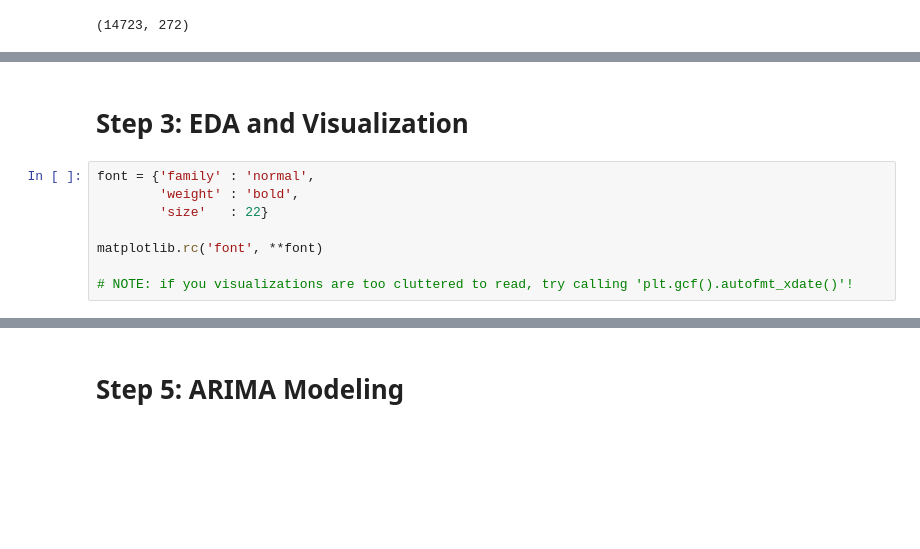
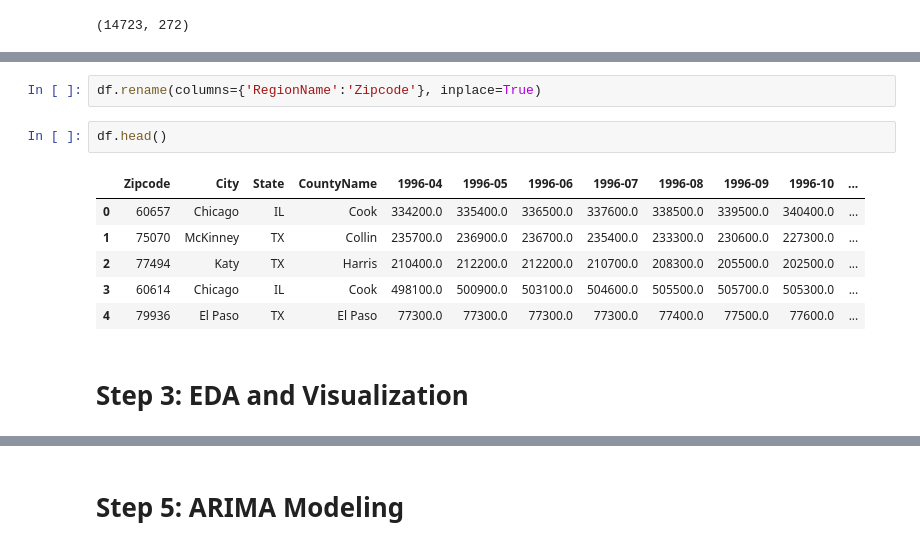
Before and after one commit to learn-co-curriculum/dsc-phase-4-project, a Jupyter notebook: time-series/starter_notebook.ipynb, the cells around one changed output, grey strips where cells are left out. Drawn from its saved outputs; the diff is of its cells as text; blank space fills up the shorter version.

```diff
--- a/time-series/starter_notebook.ipynb
+++ b/time-series/starter_notebook.ipynb
@@ -51,10 +194,13 @@ def get_datetimes(df):
+# %%
+df.rename(columns={'RegionName':'Zipcode'}, inplace=True)
+# %%
+df.head()
+# %% [output]
+|  | Zipcode | City | State | CountyName | 1996-04 | 1996-05 | 1996-06 | 1996-07 | 1996-08 | 1996-09 | 1996-10 | ... |
+| 0 | 60657 | Chicago | IL | Cook | 334200.0 | 335400.0 | 336500.0 | 337600.0 | 338500.0 | 339500.0 | 340400.0 | ... |
+| 1 | 75070 | McKinney | TX | Collin | 235700.0 | 236900.0 | 236700.0 | 235400.0 | 233300.0 | 230600.0 | 227300.0 | ... |
+| 2 | 77494 | Katy | TX | Harris | 210400.0 | 212200.0 | 212200.0 | 210700.0 | 208300.0 | 205500.0 | 202500.0 | ... |
+| 3 | 60614 | Chicago | IL | Cook | 498100.0 | 500900.0 | 503100.0 | 504600.0 | 505500.0 | 505700.0 | 505300.0 | ... |
+| 4 | 79936 | El Paso | TX | El Paso | 77300.0 | 77300.0 | 77300.0 | 77300.0 | 77400.0 | 77500.0 | 77600.0 | ... |
 # %% [markdown]
 # Step 3: EDA and Visualization
-# %%
-font = {'family' : 'normal',
-        'weight' : 'bold',
-        'size'   : 22}
-
-matplotlib.rc('font', **font)
-
-# NOTE: if you visualizations are too cluttered to read, try calling 'plt.gcf().autofmt_xdate()'!
```
Also changed, not shown: parts of 101 cells of this notebook, 3 other files.
